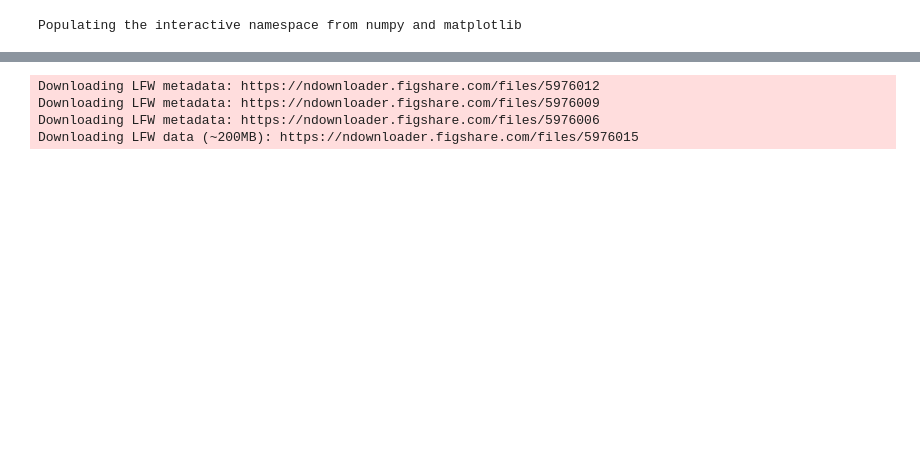
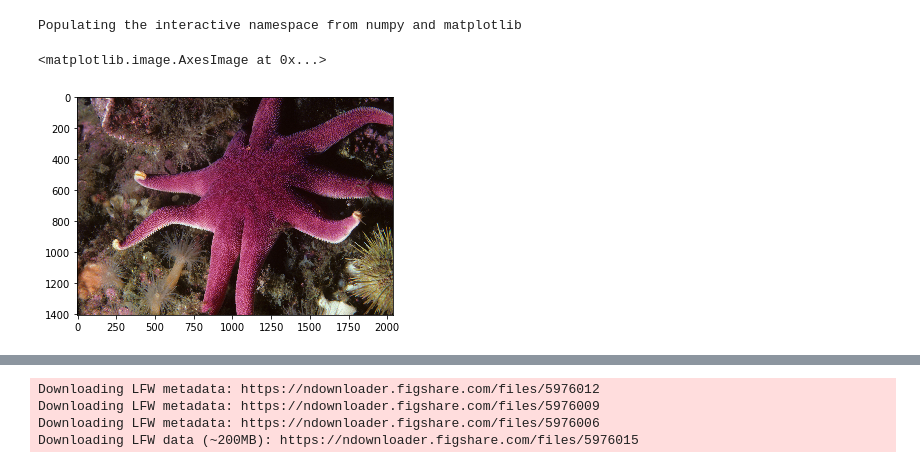
Before and after one commit to galecore/super_resolution, a Jupyter notebook: superres_baseline.ipynb, the cells around one changed output, grey strips where cells are left out. Saved outputs shown, nothing was run; the diff lists cells and outputs as text; code cells hidden in the pictures; blank space fills up the shorter version.

```diff
--- a/superres_baseline.ipynb
+++ b/superres_baseline.ipynb
@@ -10,0 +15,9 @@ from datasets.dataset import DatasetFromFolder
+# %%
+imfn = "data/div2k/train/0001.png"
+
+im = imageio.imread(uri=imfn)
+# %%
+plt.imshow(im)
+# %% [output]
+<matplotlib.image.AxesImage at 0x...>
+[figure, added]
```
Also changed, not shown: parts of 7 cells of this notebook, 7 other files.
